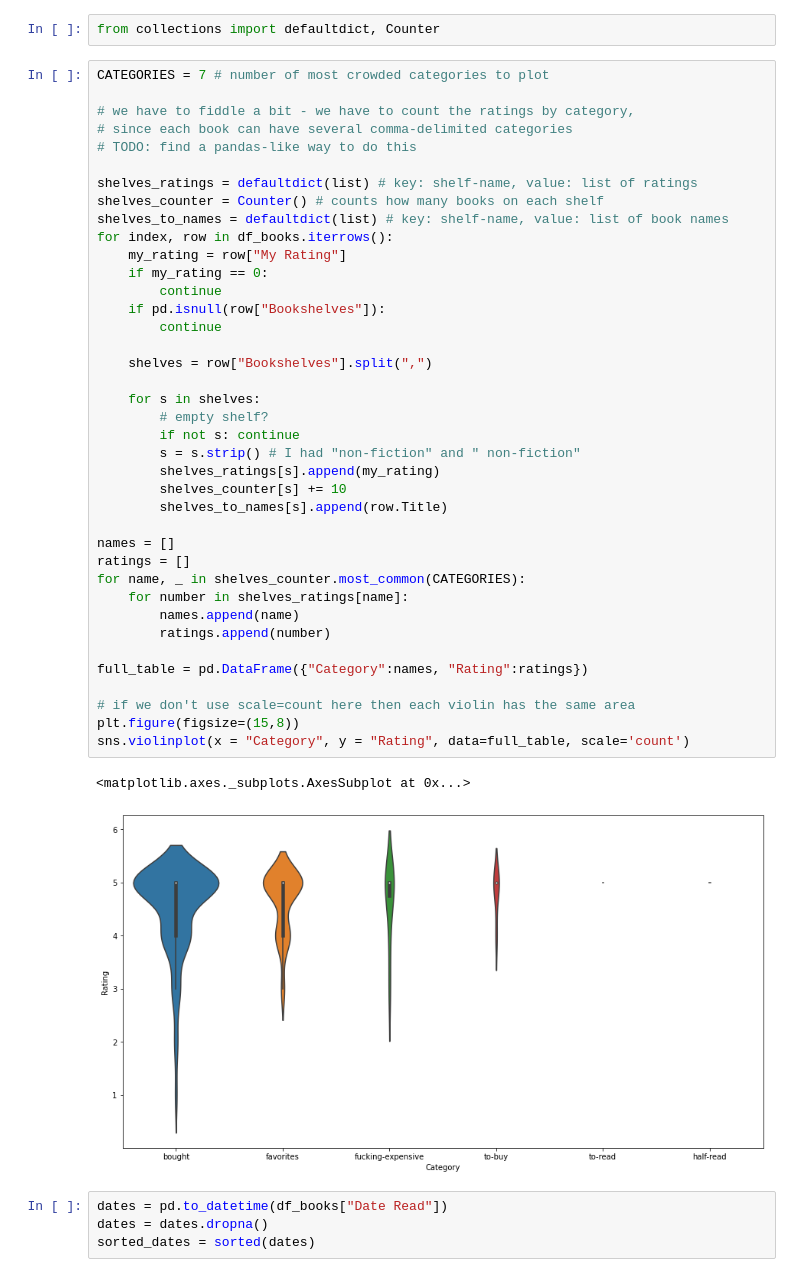
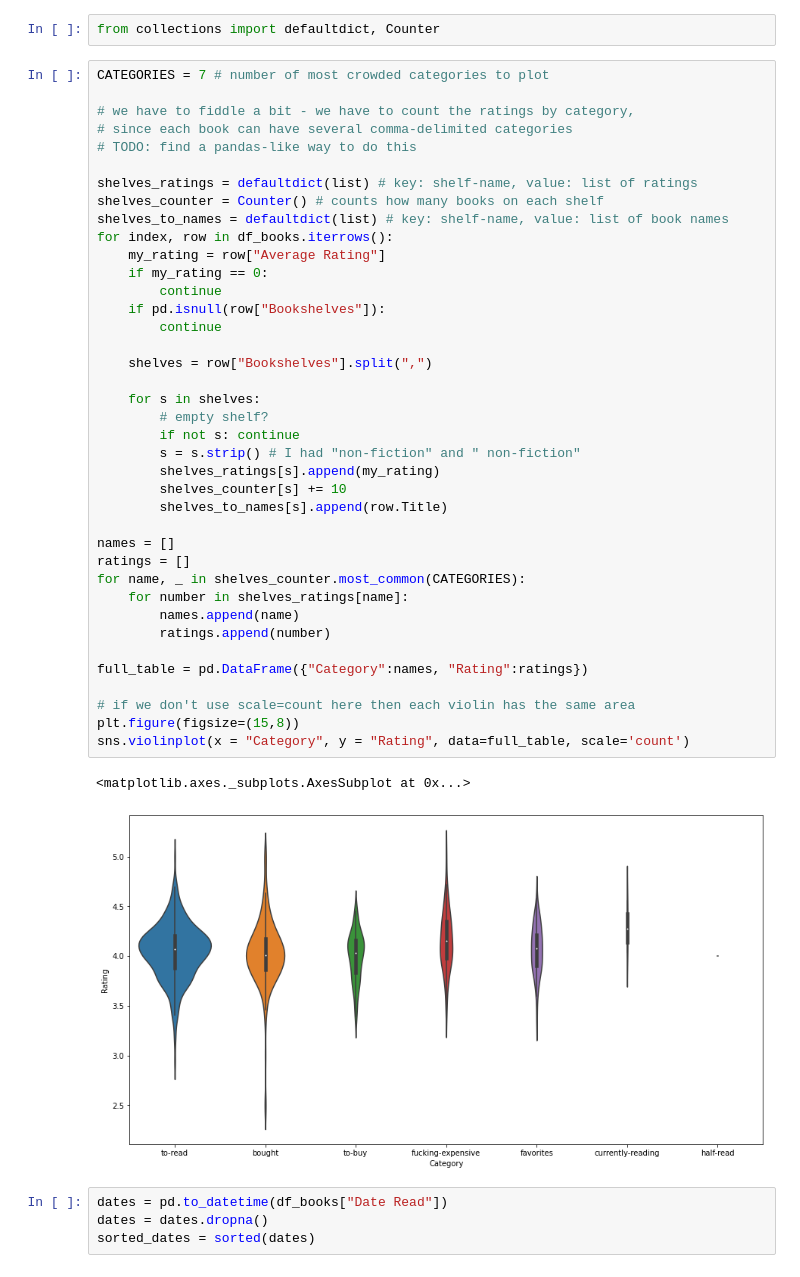
Before and after one commit to ayyucedemirbas/Goodreads_data_visualization, a Jupyter notebook: goodreads_data_visualization.ipynb, the cells around one changed output. Drawn from its saved outputs; the diff is of its cells as text.

```diff
--- a/goodreads_data_visualization.ipynb
+++ b/goodreads_data_visualization.ipynb
@@ -196,37 +196,37 @@ shelves_ratings = defaultdict(list) # key: shelf-name, value: list of ratings
 shelves_counter = Counter() # counts how many books on each shelf
 shelves_to_names = defaultdict(list) # key: shelf-name, value: list of book names
 for index, row in df_books.iterrows():
-    my_rating = row["My Rating"]
+    my_rating = row["Average Rating"]
     if my_rating == 0:
         continue
     if pd.isnull(row["Bookshelves"]):
         continue
 
     shelves = row["Bookshelves"].split(",")
 
     for s in shelves:
         # empty shelf?
         if not s: continue
         s = s.strip() # I had "non-fiction" and " non-fiction"
         shelves_ratings[s].append(my_rating)
         shelves_counter[s] += 10
         shelves_to_names[s].append(row.Title)
 
 names = []
 ratings = []
 for name, _ in shelves_counter.most_common(CATEGORIES):
     for number in shelves_ratings[name]:
         names.append(name)
         ratings.append(number)
 
 full_table = pd.DataFrame({"Category":names, "Rating":ratings})
 
 # if we don't use scale=count here then each violin has the same area
 plt.figure(figsize=(15,8))
 sns.violinplot(x = "Category", y = "Rating", data=full_table, scale='count')
 # %% [output]
 <matplotlib.axes._subplots.AxesSubplot at 0x...>
-[figure, old version]
+[figure, new version]
 # %%
 dates = pd.to_datetime(df_books["Date Read"])
 dates = dates.dropna()
```
Also changed, not shown: parts of 1 cell of this notebook.
